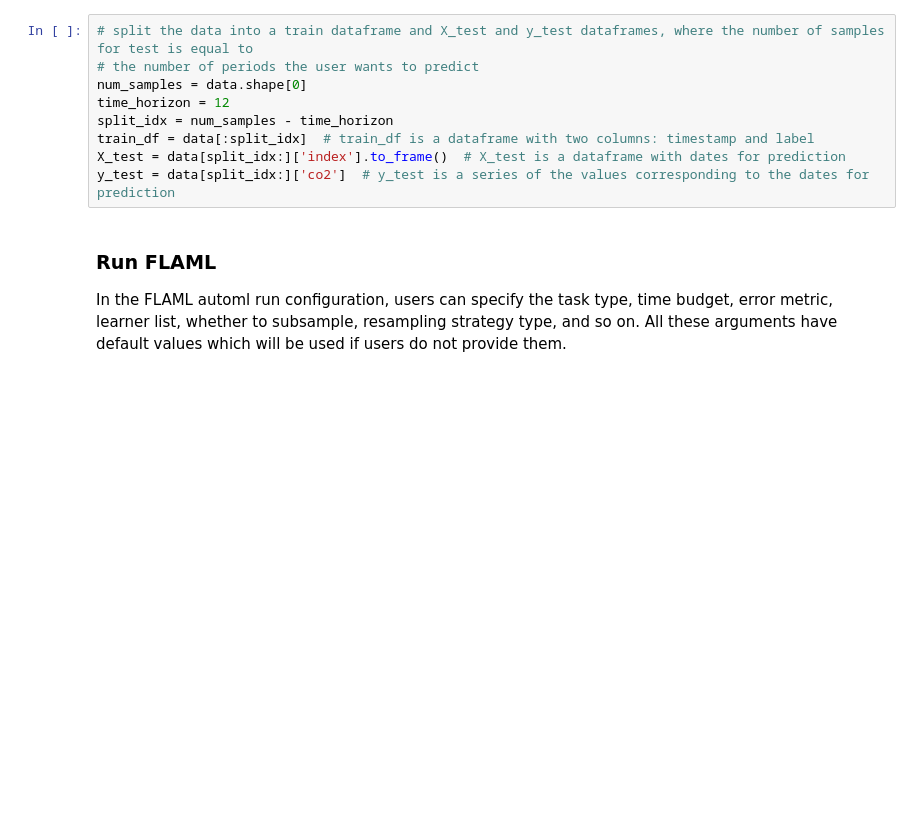
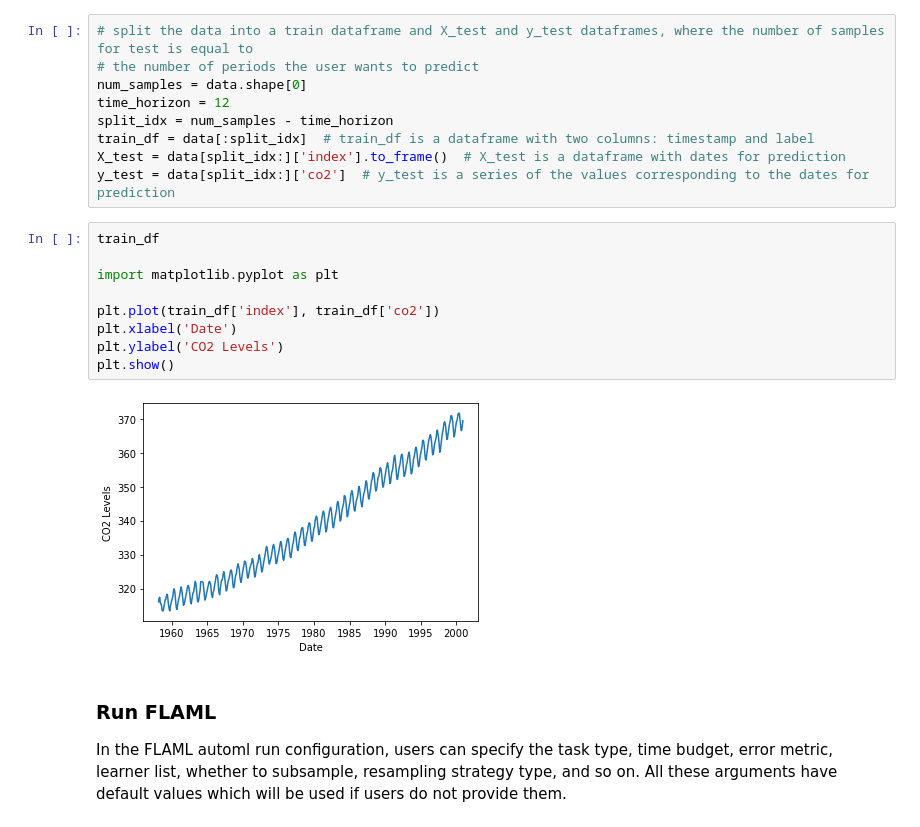
Before and after one commit to shreyas36/FLAML, a Jupyter notebook: notebook/automl_time_series_forecast.ipynb, the cells around one changed output. Saved outputs shown, nothing was run; the diff lists cells and outputs as text; blank space fills up the shorter version.

```diff
--- a/notebook/automl_time_series_forecast.ipynb
+++ b/notebook/automl_time_series_forecast.ipynb
@@ -55,6 +37,17 @@ split_idx = num_samples - time_horizon
 train_df = data[:split_idx]  # train_df is a dataframe with two columns: timestamp and label
 X_test = data[split_idx:]['index'].to_frame()  # X_test is a dataframe with dates for prediction
 y_test = data[split_idx:]['co2']  # y_test is a series of the values corresponding to the dates for prediction
+# %%
+train_df
+
+import matplotlib.pyplot as plt
+
+plt.plot(train_df['index'], train_df['co2'])
+plt.xlabel('Date')
+plt.ylabel('CO2 Levels')
+plt.show()
+# %% [output]
+[figure, added]
 # %% [markdown]
 ### Run FLAML
 
```
Also changed, not shown: parts of 30 cells of this notebook.
